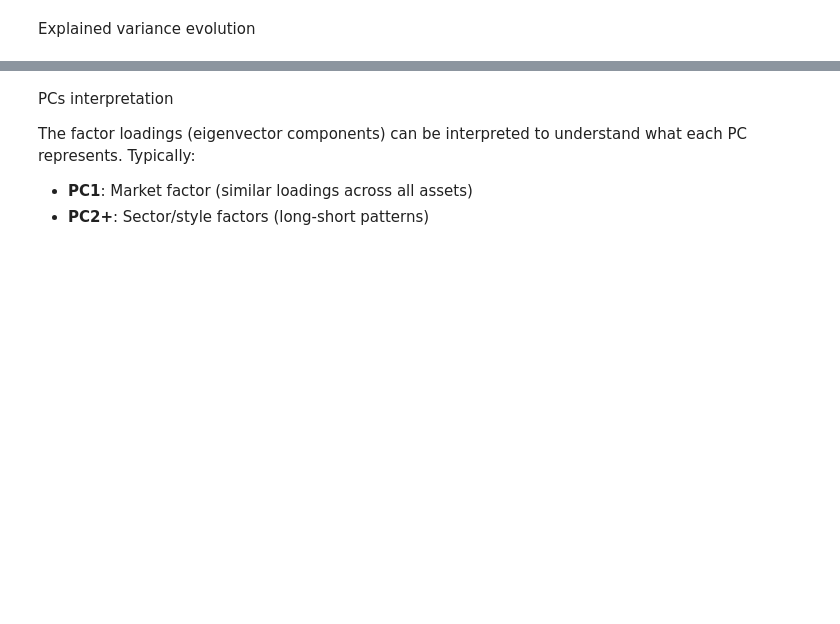
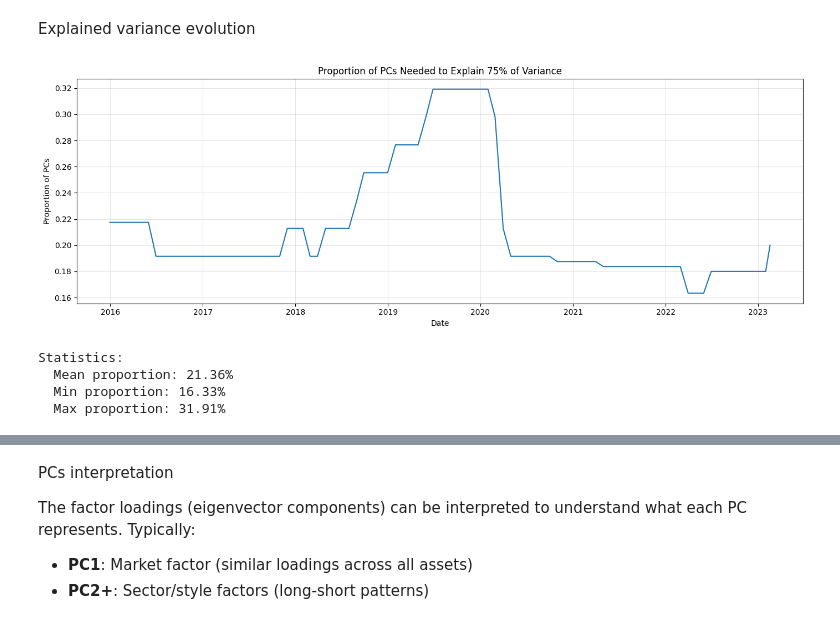
Before and after one commit to FiloCava03/Laboratory_3-, a Jupyter notebook: ex3_notebook.ipynb, the cells around one changed output, grey strips where cells are left out. Cells and saved outputs as stored; diff of their text form; code cells hidden in the pictures; blank space fills up the shorter version.

```diff
--- a/ex3_notebook.ipynb
+++ b/ex3_notebook.ipynb
@@ -648,7 +631,11 @@ for rebalance_date in rebalance_dates:
 
         a = cur_eig_vecs.loc[common_assets].iloc[:, :components_num]
         b = prev_eig_vecs.loc[common_assets].iloc[:, :components_num]
-        pc_proximity = None  # !!! COMPLETE AS APPROPRIATE !!!
+        pc_proximity = pc_proximity = pd.DataFrame(
+    np.abs(a.values.T @ b.values),
+    index=a.columns,
+    columns=b.columns,
+)  # !!! COMPLETE AS APPROPRIATE !!!
 
         cosine_distances[reb_date] = pd.Series(
             data=np.diag(pc_proximity),
@@ -696,25 +703,34 @@ Explained variance evolution
 # %%
 # Plot the proportion of PCs needed to explain a given variance threshold
 var_threshold = 0.75
 
 plt.figure(figsize=(14, 5))
 
 pc_proportion = pd.Series(
     {
-        date: None  # !!! COMPLETE AS APPROPRIATE !!!
+        date: (np.searchsorted(
+            np.cumsum(cur_eig_vals.values) / cur_eig_vals.values.sum(),
+            var_threshold
+        ) + 1) / len(cur_eig_vals)
         for date, cur_eig_vals in eig_vals.items()
     }
 )
 pc_proportion.plot(linewidth=1.5)
 
 plt.xlabel("Date")
 plt.ylabel("Proportion of PCs")
 plt.title(f"Proportion of PCs Needed to Explain {var_threshold * 100:.0f}% of Variance")
 plt.grid(alpha=0.3)
 plt.tight_layout()
 plt.show()
 
 print("Statistics:")
 print(f"  Mean proportion: {pc_proportion.mean():.2%}")
 print(f"  Min proportion: {pc_proportion.min():.2%}")
 print(f"  Max proportion: {pc_proportion.max():.2%}")
+# %% [output]
+[figure, added]
+Statistics:
+  Mean proportion: 21.36%
+  Min proportion: 16.33%
+  Max proportion: 31.91%
```
Also changed, not shown: parts of 10 cells of this notebook.
